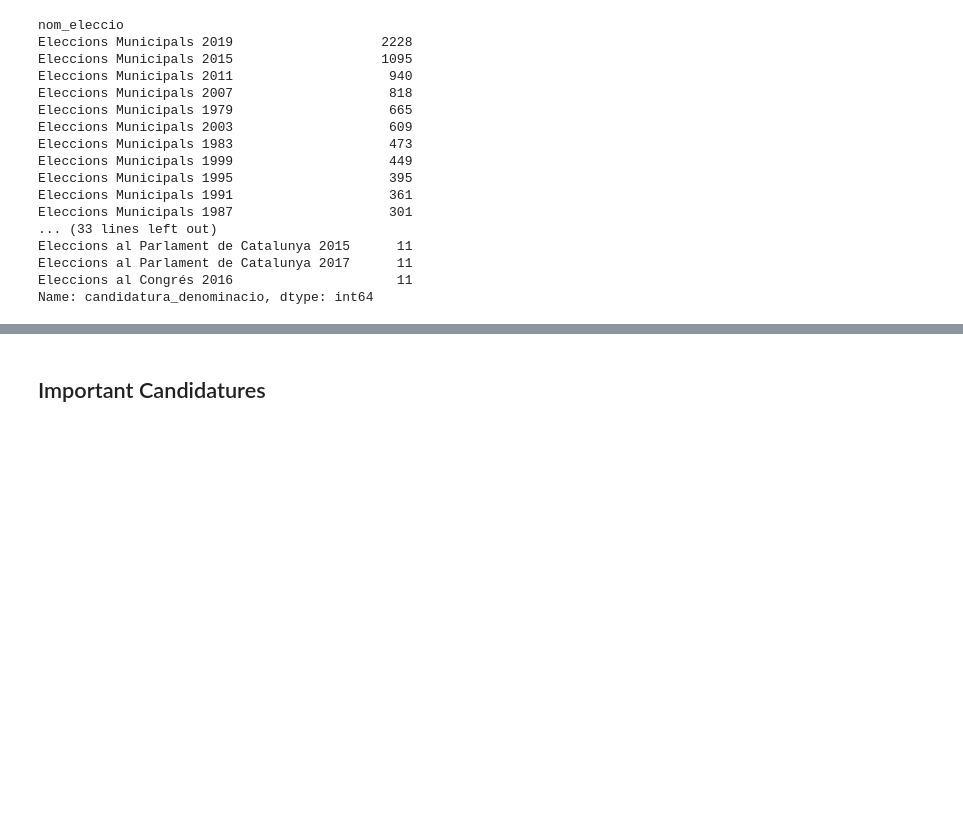
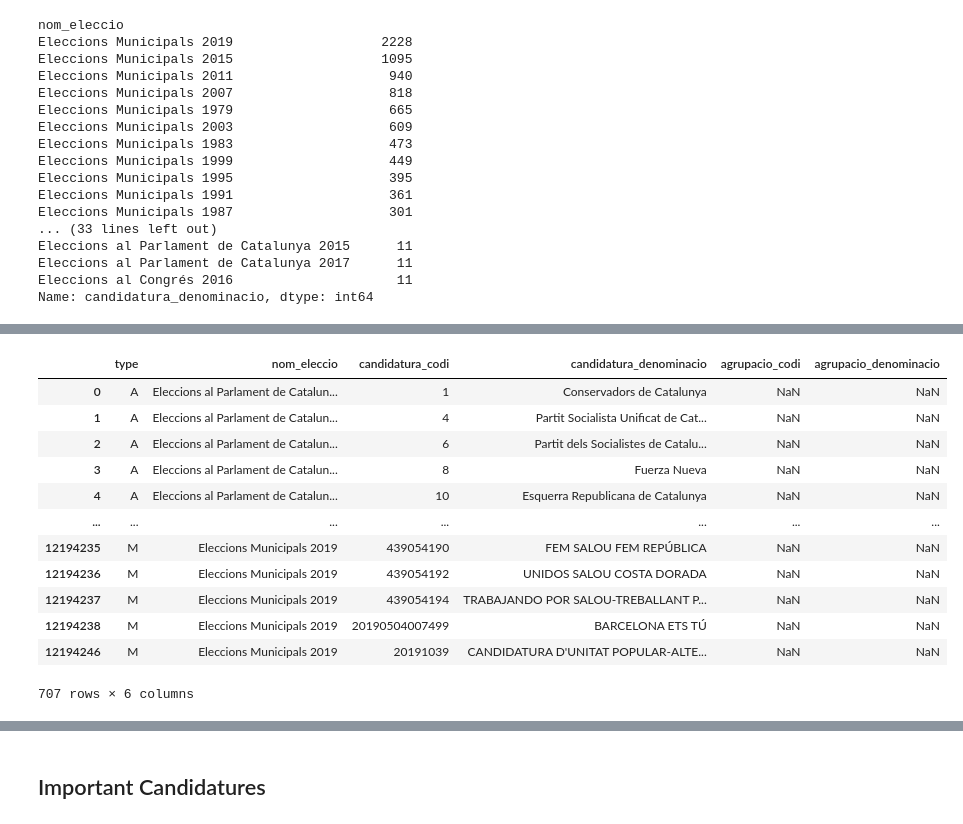
Before and after one commit to guillempla/catalan-elections-forecasting, a Jupyter notebook: src/study_data/study-data.ipynb, the cells around one changed output, grey strips where cells are left out. Drawn from its saved outputs; the diff is of its cells as text; code cells hidden in the pictures; blank space fills up the shorter version.

```diff
--- a/src/study_data/study-data.ipynb
+++ b/src/study_data/study-data.ipynb
@@ -316,0 +379,29 @@ Name: candidatura_denominacio, dtype: int64
+# %%
+candidatures_without_agrupacio_codi_info = df[df["agrupacio_codi"].isnull()][
+    [
+        "type",
+        "nom_eleccio",
+        "candidatura_codi",
+        "candidatura_denominacio",
+        "agrupacio_codi",
+        "agrupacio_denominacio",
+    ]
+]
+candidatures_without_agrupacio_codi_info.drop_duplicates(
+    subset="candidatura_codi", inplace=True
+)
+candidatures_without_agrupacio_codi_info
+# %% [output]
+|  | type | nom_eleccio | candidatura_codi | candidatura_denominacio | agrupacio_codi | agrupacio_denominacio |
+| 0 | A | Eleccions al Parlament de Catalun... | 1 | Conservadors de Catalunya | NaN | NaN |
+| 1 | A | Eleccions al Parlament de Catalun... | 4 | Partit Socialista Unificat de Cat... | NaN | NaN |
+| 2 | A | Eleccions al Parlament de Catalun... | 6 | Partit dels Socialistes de Catalu... | NaN | NaN |
+| 3 | A | Eleccions al Parlament de Catalun... | 8 | Fuerza Nueva | NaN | NaN |
+| 4 | A | Eleccions al Parlament de Catalun... | 10 | Esquerra Republicana de Catalunya | NaN | NaN |
+| ... | ... | ... | ... | ... | ... | ... |
+| 12194235 | M | Eleccions Municipals 2019 | 439054190 | FEM SALOU FEM REPÚBLICA | NaN | NaN |
+| 12194236 | M | Eleccions Municipals 2019 | 439054192 | UNIDOS SALOU COSTA DORADA | NaN | NaN |
+| 12194237 | M | Eleccions Municipals 2019 | 439054194 | TRABAJANDO POR SALOU-TREBALLANT P... | NaN | NaN |
+| 12194238 | M | Eleccions Municipals 2019 | 20190504007499 | BARCELONA ETS TÚ | NaN | NaN |
+| 12194246 | M | Eleccions Municipals 2019 | 20191039 | CANDIDATURA D'UNITAT POPULAR-ALTE... | NaN | NaN |
+707 rows × 6 columns
```
Also changed, not shown: parts of 26 cells of this notebook.
